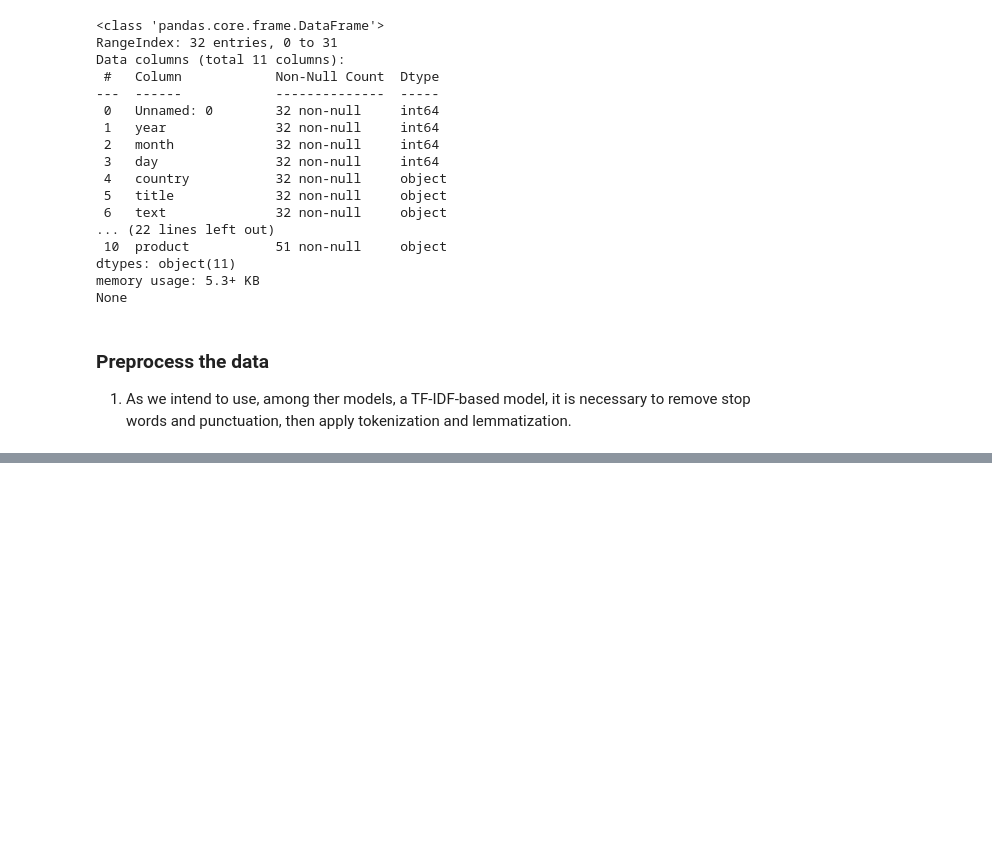
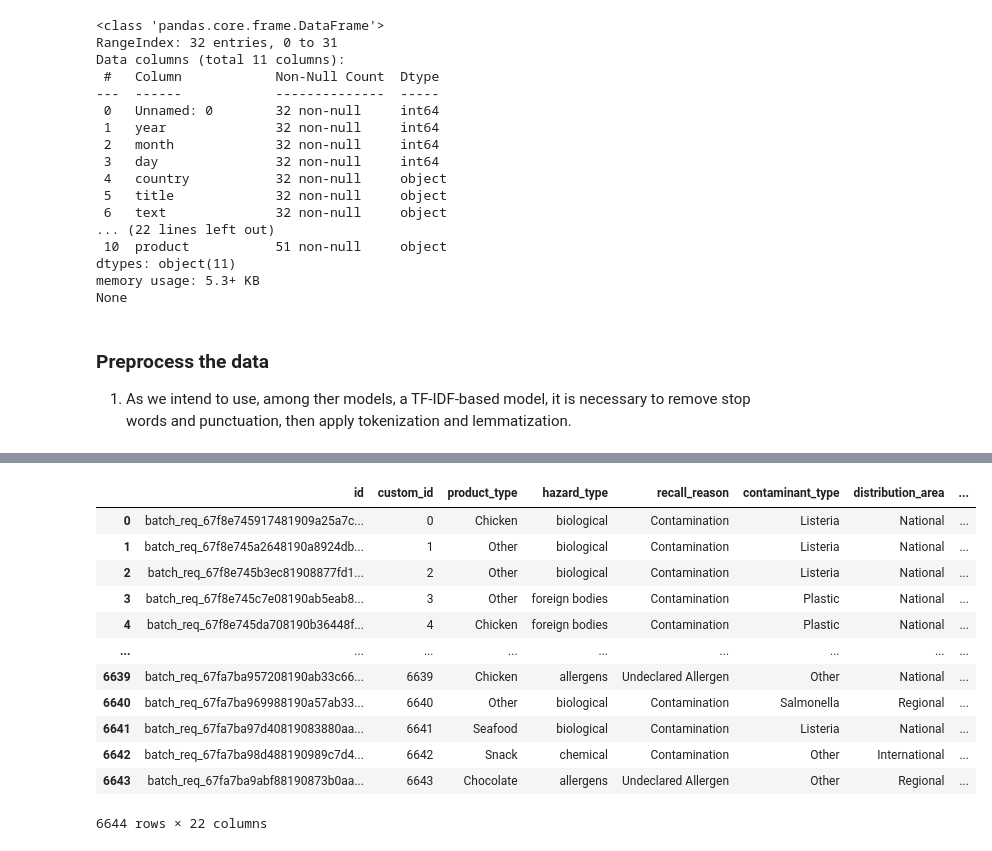
Before and after one commit to janmalyy/food-hazard-detection, a Jupyter notebook: main.ipynb, the cells around one changed output, grey strips where cells are left out. Cells and saved outputs as stored; diff of their text form; code cells hidden in the pictures; blank space fills up the shorter version.

```diff
--- a/main.ipynb
+++ b/main.ipynb
@@ -184,0 +219,18 @@ testset['text_preprocessed'] = testset.text.apply(lambda x: preprocessing(x))
+# %%
+folder_path = "food_hazard_detection/files/datasets/llm_features/outputs"
+df_llm_feats = process_txt_files(folder_path, "hazard")
+df_llm_feats
+# %% [output]
+|  | id | custom_id | product_type | hazard_type | recall_reason | contaminant_type | distribution_area | ... |
+| 0 | batch_req_67f8e745917481909a25a7c... | 0 | Chicken | biological | Contamination | Listeria | National | ... |
+| 1 | batch_req_67f8e745a2648190a8924db... | 1 | Other | biological | Contamination | Listeria | National | ... |
+| 2 | batch_req_67f8e745b3ec81908877fd1... | 2 | Other | biological | Contamination | Listeria | National | ... |
+| 3 | batch_req_67f8e745c7e08190ab5eab8... | 3 | Other | foreign bodies | Contamination | Plastic | National | ... |
+| 4 | batch_req_67f8e745da708190b36448f... | 4 | Chicken | foreign bodies | Contamination | Plastic | National | ... |
+| ... | ... | ... | ... | ... | ... | ... | ... | ... |
+| 6639 | batch_req_67fa7ba957208190ab33c66... | 6639 | Chicken | allergens | Undeclared Allergen | Other | National | ... |
+| 6640 | batch_req_67fa7ba969988190a57ab33... | 6640 | Other | biological | Contamination | Salmonella | Regional | ... |
+| 6641 | batch_req_67fa7ba97d40819083880aa... | 6641 | Seafood | biological | Contamination | Listeria | National | ... |
+| 6642 | batch_req_67fa7ba98d488190989c7d4... | 6642 | Snack | chemical | Contamination | Other | International | ... |
+| 6643 | batch_req_67fa7ba9abf88190873b0aa... | 6643 | Chocolate | allergens | Undeclared Allergen | Other | Regional | ... |
+6644 rows × 22 columns
```
Also changed, not shown: parts of 33 cells of this notebook, 21 other files.
